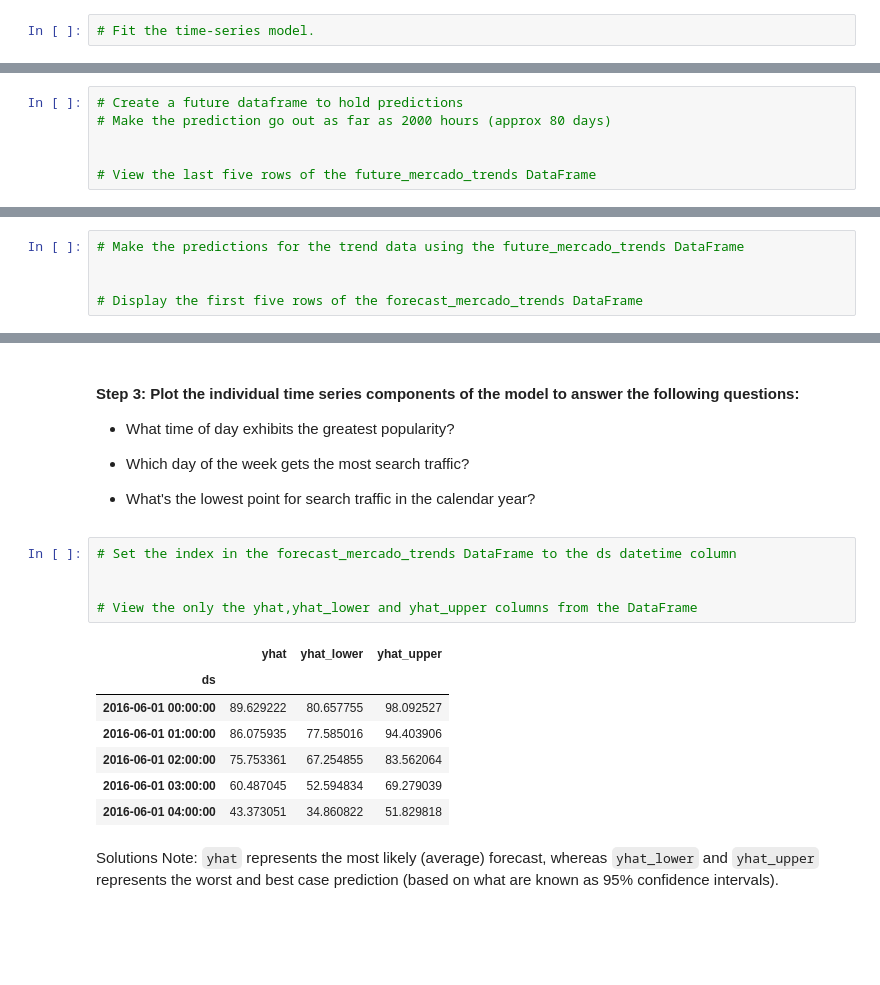
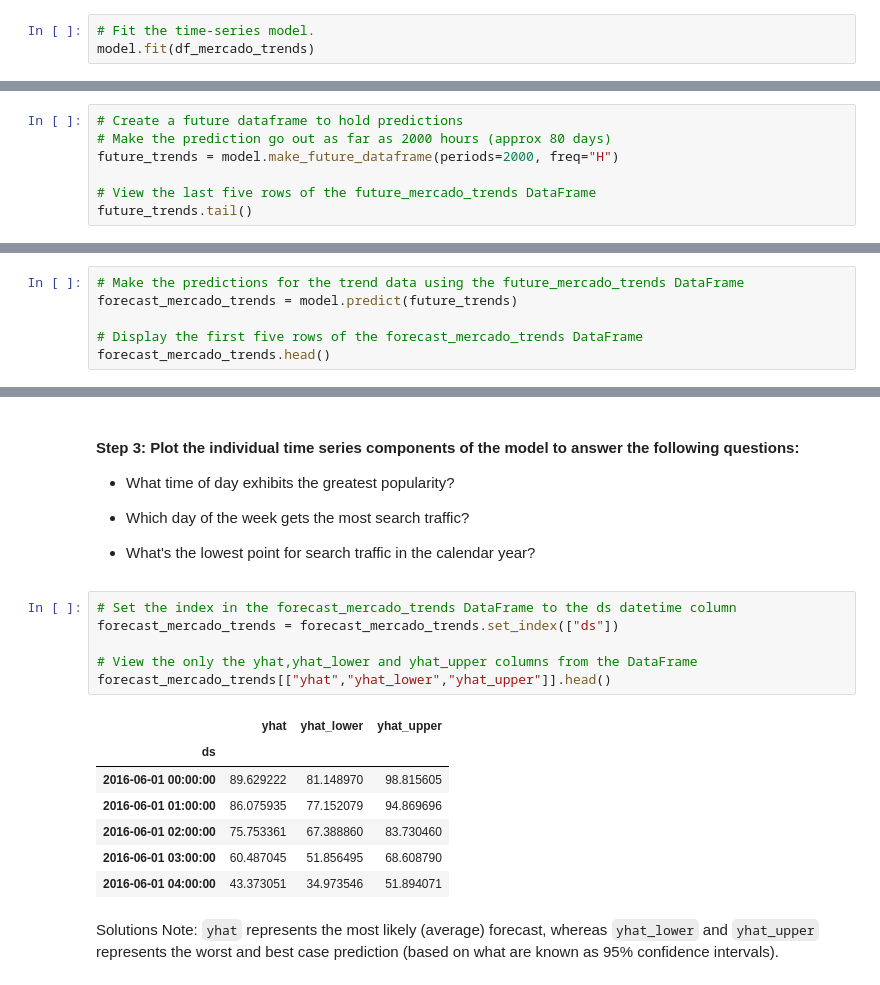
Before and after one commit to S-V-Woods/prophet-challenge, a Jupyter notebook: Starter_Code/forecasting_net_prophet.ipynb, the cells around one changed output, grey strips where cells are left out. Drawn from its saved outputs; the diff is of its cells as text; blank space fills up the shorter version.

```diff
--- a/Starter_Code/forecasting_net_prophet.ipynb
+++ b/Starter_Code/forecasting_net_prophet.ipynb
@@ -401,4 +404,5 @@ model
 <prophet.forecaster.Prophet at 0x...>
 # %%
 # Fit the time-series model.
+model.fit(df_mercado_trends)
 # %% [output]
@@ -415,9 +419,10 @@ INFO:cmdstanpy:Chain [1] done processing
 # %%
 # Create a future dataframe to hold predictions
 # Make the prediction go out as far as 2000 hours (approx 80 days)
-
+future_trends = model.make_future_dataframe(periods=2000, freq="H")
 
 # View the last five rows of the future_mercado_trends DataFrame
+future_trends.tail()
 # %% [output]
 |  | ds |
 | 39101 | 2020-11-30 04:00:00 |
@@ -427,8 +432,9 @@ INFO:cmdstanpy:Chain [1] done processing
 | 39105 | 2020-11-30 08:00:00 |
 # %%
 # Make the predictions for the trend data using the future_mercado_trends DataFrame
-
+forecast_mercado_trends = model.predict(future_trends)
 
 # Display the first five rows of the forecast_mercado_trends DataFrame
+forecast_mercado_trends.head()
 # %% [output]
 |  | ds | trend | yhat_lower | yhat_upper | trend_lower | trend_upper | additive_terms | ... |
@@ -461,17 +468,18 @@ INFO:cmdstanpy:Chain [1] done processing
 * What's the lowest point for search traffic in the calendar year?
 # %%
 # Set the index in the forecast_mercado_trends DataFrame to the ds datetime column
-
+forecast_mercado_trends = forecast_mercado_trends.set_index(["ds"])
 
 # View the only the yhat,yhat_lower and yhat_upper columns from the DataFrame
+forecast_mercado_trends[["yhat","yhat_lower","yhat_upper"]].head()
 # %% [output]
 |  | yhat | yhat_lower | yhat_upper |
 | ds |  |  |  |
-| 2016-06-01 00:00:00 | 89.629222 | 80.657755 | 98.092527 |
-| 2016-06-01 01:00:00 | 86.075935 | 77.585016 | 94.403906 |
-| 2016-06-01 02:00:00 | 75.753361 | 67.254855 | 83.562064 |
-| 2016-06-01 03:00:00 | 60.487045 | 52.594834 | 69.279039 |
-| 2016-06-01 04:00:00 | 43.373051 | 34.860822 | 51.829818 |
+| 2016-06-01 00:00:00 | 89.629222 | 81.148970 | 98.815605 |
+| 2016-06-01 01:00:00 | 86.075935 | 77.152079 | 94.869696 |
+| 2016-06-01 02:00:00 | 75.753361 | 67.388860 | 83.730460 |
+| 2016-06-01 03:00:00 | 60.487045 | 51.856495 | 68.608790 |
+| 2016-06-01 04:00:00 | 43.373051 | 34.973546 | 51.894071 |
 # %% [markdown]
 Solutions Note: `yhat` represents the most likely (average) forecast, whereas `yhat_lower` and `yhat_upper` represents the worst and best case prediction (based on what are known as 95% confidence intervals).
 # %%
```
Also changed, not shown: parts of 10 cells of this notebook.
